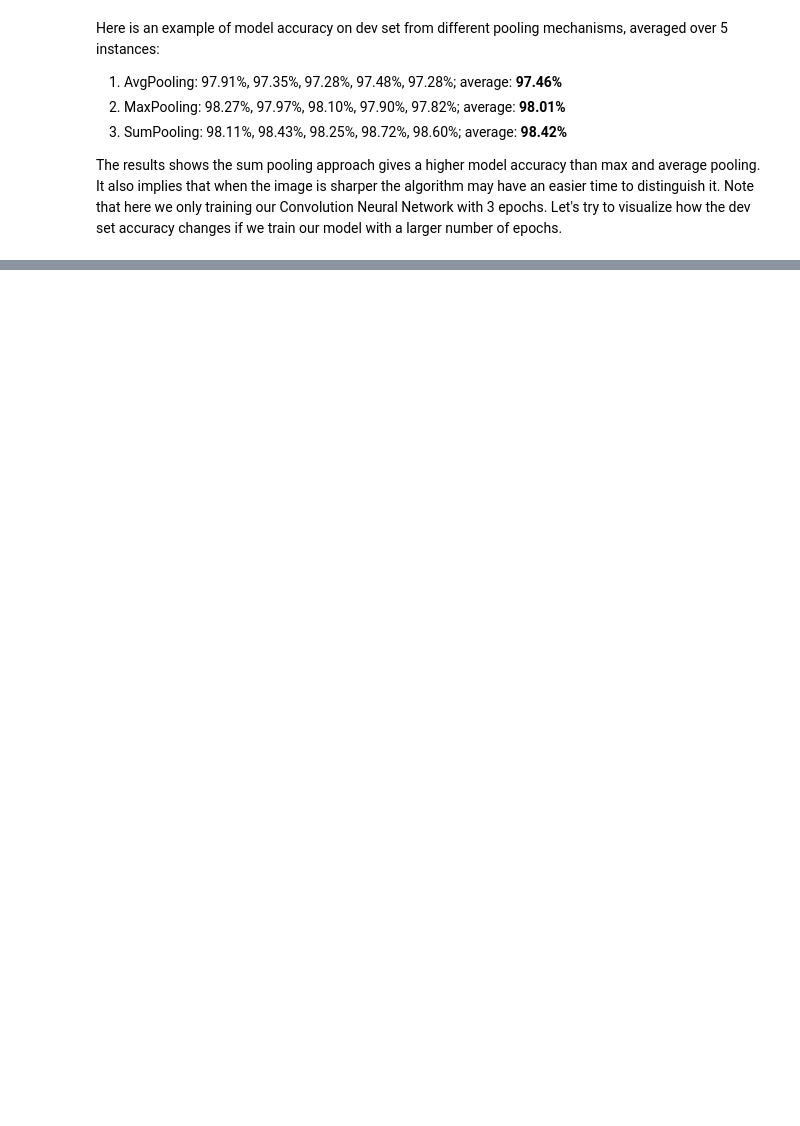
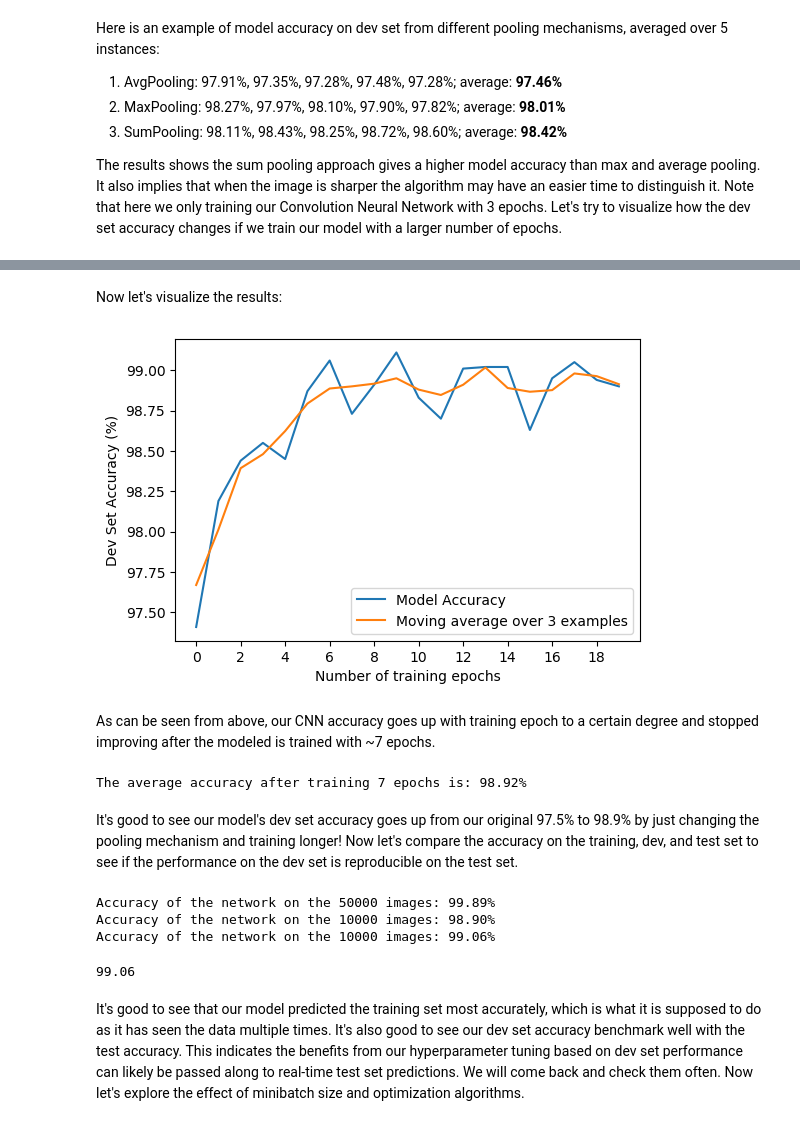
Before and after one commit to shawnwuch/MNIST_NET, a Jupyter notebook: PyTorch_MNIST_NET.ipynb, the cells around one changed output, grey strips where cells are left out. Cells and saved outputs as stored; diff of their text form; code cells hidden in the pictures; blank space fills up the shorter version.

```diff
--- a/PyTorch_MNIST_NET.ipynb
+++ b/PyTorch_MNIST_NET.ipynb
@@ -403,9 +403,9 @@ class LeNet5(nn.Module):
     def __init__(self):
         super().__init__()
         self.conv1 = nn.Conv2d(in_channels=1, out_channels=6, kernel_size=5, stride=1, padding=0) # Cin (for gray scale image we only have 1 channel), Cout, Kernel size
-        self.pool = nn.AvgPool2d(kernel_size=2, stride=2, padding=0)
+#         self.pool = nn.AvgPool2d(kernel_size=2, stride=2, padding=0)
 #         self.pool = nn.MaxPool2d(kernel_size=2, stride=2, padding=0)
-#         self.pool = nn.LPPool2d(1, kernel_size=2, stride=2) #power pooing, p=1 is sum pooling, p=Inf is max pooling
+        self.pool = nn.LPPool2d(1, kernel_size=2, stride=2) #power pooing, p=1 is sum pooling, p=Inf is max pooling
         self.conv2 = nn.Conv2d(in_channels=6, out_channels=16, kernel_size=5, stride=1, padding=0)
         self.fc1 = nn.Linear(16 * 5 * 5, 120)
         self.fc2 = nn.Linear(120, 84)
@@ -464,7 +464,7 @@ def test_model(iterator, model, verbose=True):
     total = 0
 
     with torch.no_grad():
-        for data in devloader:
+        for data in iterator:
             images, labels = data
             outputs = model(images)
             _, pred = torch.max(outputs.data, 1)
@@ -473,7 +473,7 @@ def test_model(iterator, model, verbose=True):
 
     accuracy = 100. * correct / total
     if verbose:
-        print('Accuracy of the network on the %d dev set images: %.2f%%' % (total, accuracy))
+        print('Accuracy of the network on the %d images: %.2f%%' % (total, accuracy))
 
     return accuracy
 # %%
@@ -510,3 +510,11 @@ Here is an example of model accuracy on dev set from different pooling mechanism
 3. SumPooling: 98.11%, 98.43%, 98.25%, 98.72%, 98.60%; average: **98.42%**
 
 The results shows the sum pooling approach gives a higher model accuracy than max and average pooling. It also implies that when the image is sharper the algorithm may have an easier time to distinguish it. Note that here we only training our Convolution Neural Network with 3 epochs. Let's try to visualize how the dev set accuracy changes if we train our model with a larger number of epochs.
+# %%
+num_of_epochs = 20
+model_performance = np.zeros(num_of_epochs)
+model, optimizer, criterion = get_model()
+
+for i in range(num_of_epochs):
+    train_model(1, model, optimizer, criterion, verbose=True) # train with 1 epoch
+    model_performance[i] = test_model(devloader, model, verbose=True) # test performance every epoch
@@ -512,0 +539,34 @@ The results shows the sum pooling approach gives a higher model accuracy than ma
+# %% [markdown]
+Now let's visualize the results:
+# %%
+from scipy.ndimage.filters import uniform_filter1d
+
+plt.figure(dpi=100)
+plt.plot(range(num_of_epochs), model_performance)
+plt.plot(range(num_of_epochs), uniform_filter1d(model_performance, 3))
+plt.xlabel("Number of training epochs")
+plt.ylabel('Dev Set Accuracy (%)')
+plt.legend(['Model Accuracy', "Moving average over 3 examples"])
+plt.xticks(np.arange(0, num_of_epochs, step=2))
+plt.show()
+# %% [output]
+[figure, added]
+# %% [markdown]
+As can be seen from above, our CNN accuracy goes up with training epoch to a certain degree and stopped improving after the modeled is trained with ~7 epochs.
+# %%
+print("The average accuracy after training 7 epochs is: %.2f%%" % np.mean(model_performance[6:]))
+# %% [output]
+The average accuracy after training 7 epochs is: 98.92%
+# %% [markdown]
+It's good to see our model's dev set accuracy goes up from our original 97.5% to 98.9% by just changing the pooling mechanism and training longer! Now let's compare the accuracy on the training, dev, and test set to see if the performance on the dev set is reproducible on the test set.
+# %%
+test_model(trainloader, model, verbose=True) # training set accuracy
+test_model(devloader, model, verbose=True) # dev set accuracy
+test_model(testloader, model, verbose=True) # test set accuracy
+# %% [output]
+Accuracy of the network on the 50000 images: 99.89%
+Accuracy of the network on the 10000 images: 98.90%
+Accuracy of the network on the 10000 images: 99.06%
+99.06
+# %% [markdown]
+It's good to see that our model predicted the training set most accurately, which is what it is supposed to do as it has seen the data multiple times. It's also good to see our dev set accuracy benchmark well with the test accuracy. This indicates the benefits from our hyperparameter tuning based on dev set performance can likely be passed along to real-time test set predictions. We will come back and check them often. Now let's explore the effect of minibatch size and optimization algorithms.
```
Also changed, not shown: parts of 2 cells of this notebook.
